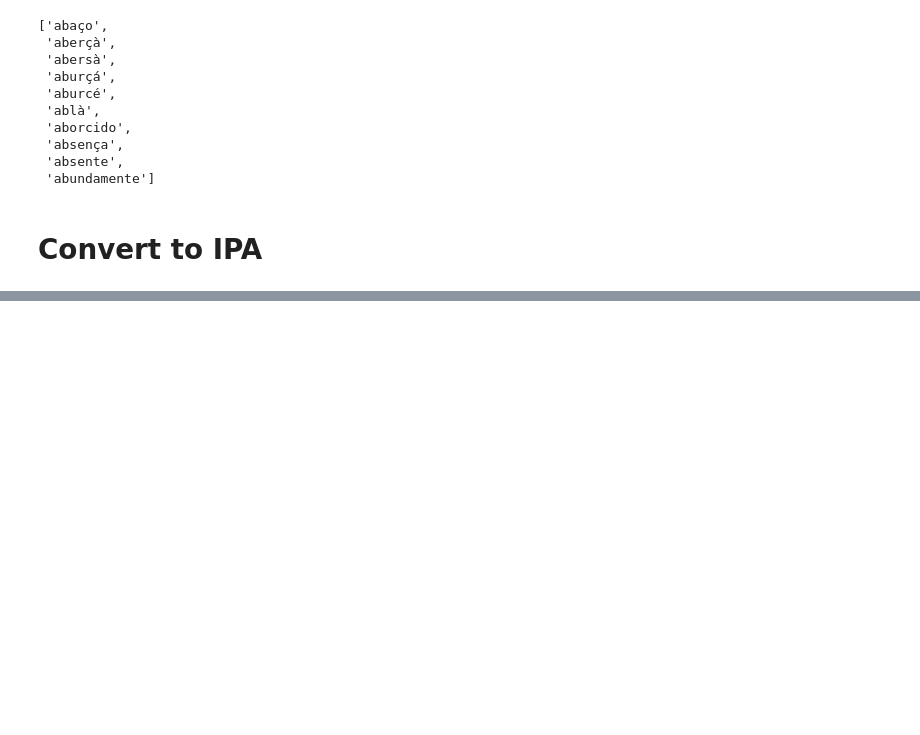
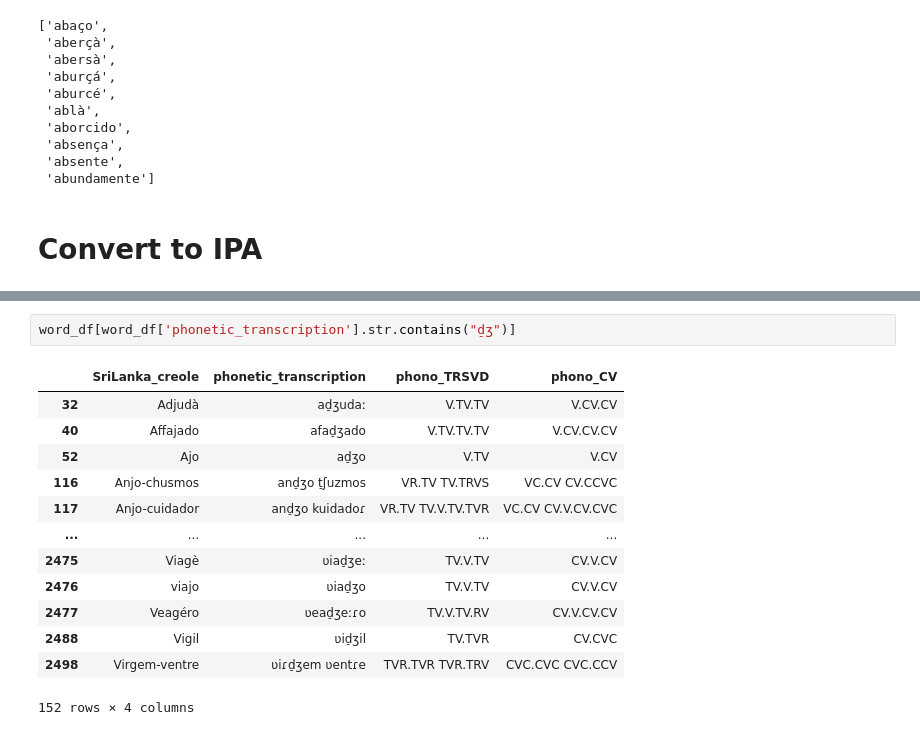
Before and after one commit to Portophon/PtLanka, a Jupyter notebook: Phono replacement.ipynb, the cells around one changed output, grey strips where cells are left out. Drawn from its saved outputs; the diff is of its cells as text; blank space fills up the shorter version.

```diff
--- a/Phono replacement.ipynb
+++ b/Phono replacement.ipynb
@@ -158,0 +308,16 @@ word_df
+# %%
+word_df[word_df['phonetic_transcription'].str.contains("d̠ʒ")]
+# %% [output]
+|  | SriLanka_creole | phonetic_transcription | phono_TRSVD | phono_CV |
+| 32 | Adjudà | ad̠ʒudaː | V.TV.TV | V.CV.CV |
+| 40 | Affajado | afad̠ʒado | V.TV.TV.TV | V.CV.CV.CV |
+| 52 | Ajo | ad̠ʒo | V.TV | V.CV |
+| 116 | Anjo-chusmos | and̠ʒo t̠ʃuzmos | VR.TV TV.TRVS | VC.CV CV.CCVC |
+| 117 | Anjo-cuidador | and̠ʒo kuidadoɾ | VR.TV TV.V.TV.TVR | VC.CV CV.V.CV.CVC |
+| ... | ... | ... | ... | ... |
+| 2475 | Viagè | ʋiad̠ʒeː | TV.V.TV | CV.V.CV |
+| 2476 | viajo | ʋiad̠ʒo | TV.V.TV | CV.V.CV |
+| 2477 | Veagéro | ʋead̠ʒeːɾo | TV.V.TV.RV | CV.V.CV.CV |
+| 2488 | Vigil | ʋid̠ʒil | TV.TVR | CV.CVC |
+| 2498 | Virgem-ventre | ʋiɾd̠ʒem ʋentɾe | TVR.TVR TVR.TRV | CVC.CVC CVC.CCV |
+152 rows × 4 columns
```
Also changed, not shown: parts of 37 cells of this notebook, 4 other files.
